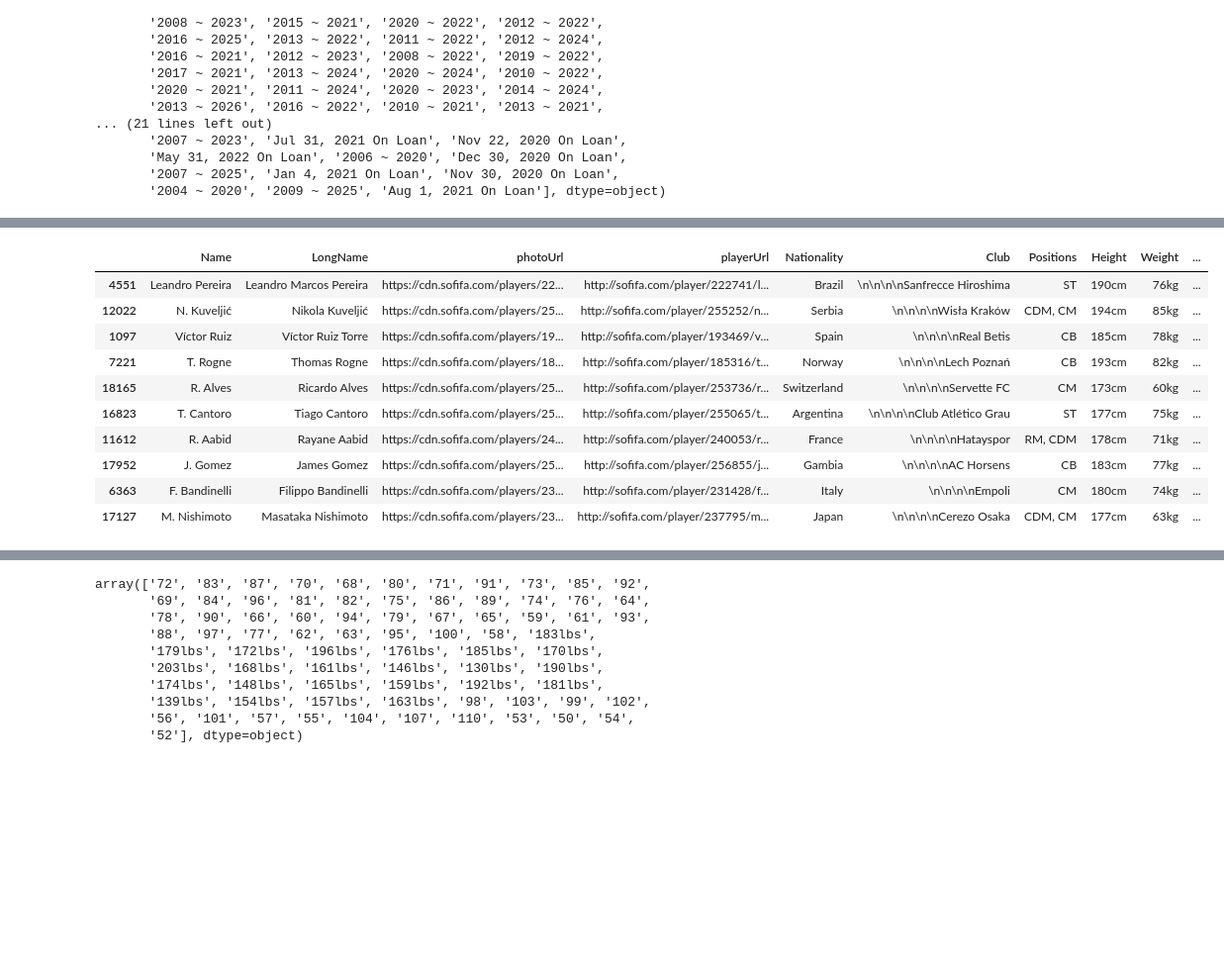
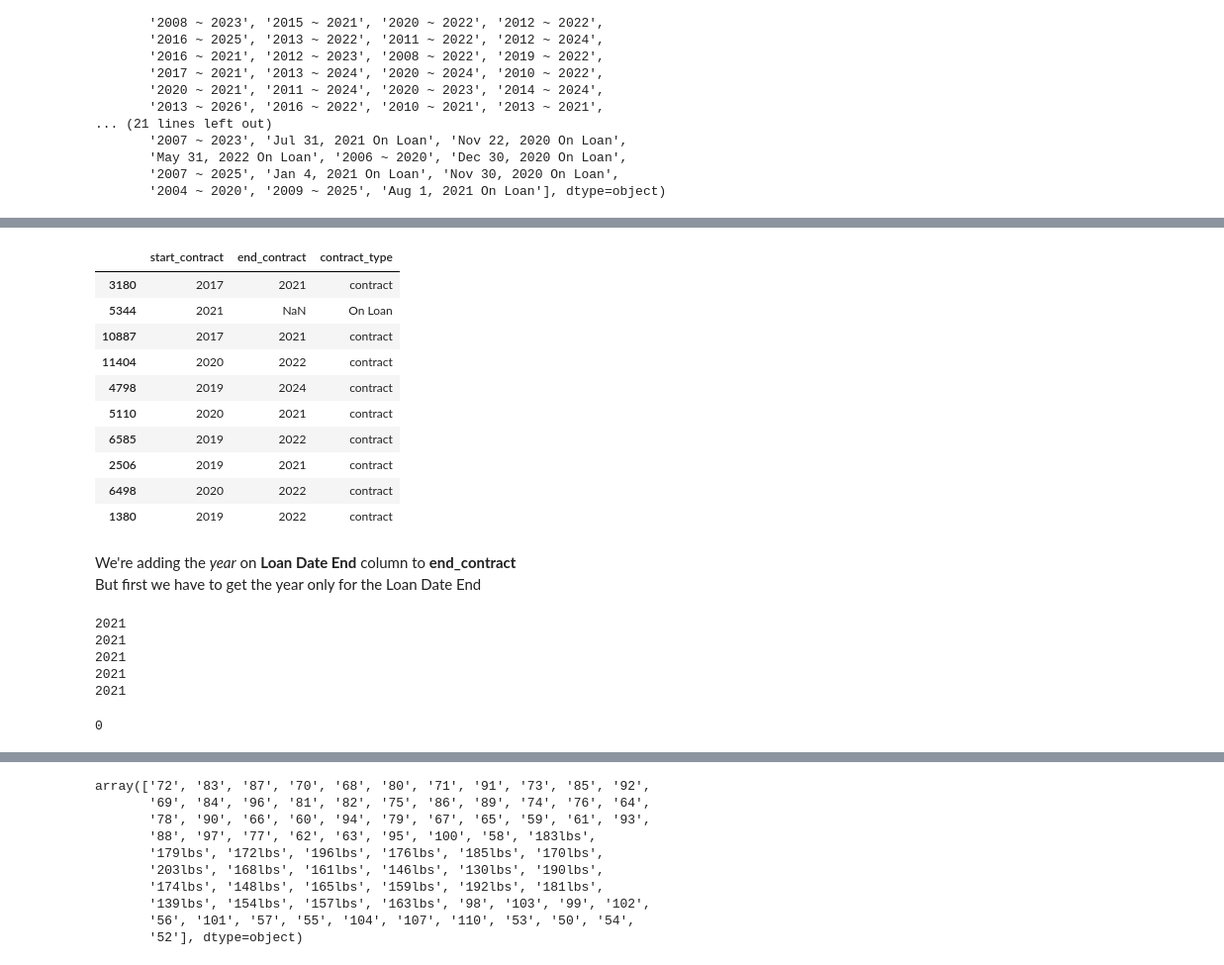
Before and after one commit to samillano-jk/Data_analysis_Projects_scripsts_notebooks, a Jupyter notebook: fifa-data-cleaning.ipynb, the cells around one changed output, grey strips where cells are left out. Shown at 99% size. Saved outputs shown, nothing was run; the diff lists cells and outputs as text; code cells hidden in the pictures; blank space fills up the shorter version.

Commit message:
Kaggle Notebook | Fifa_data_cleaning | Version 21

```diff
--- a/fifa-data-cleaning.ipynb
+++ b/fifa-data-cleaning.ipynb
@@ -24,2 +29,2 @@ pd.set_option("display.max_columns", None)
 # %%
-fifa = pd.read_csv("/kaggle/input/fifa-21-messy-raw-dataset-for-cleaning-exploring/fifa21 raw data v2.csv")
+fifa = pd.read_csv(r"/kaggle/input/fifa-21-messy-raw-dataset-for-cleaning-exploring/fifa21 raw data v2.csv", low_memory=False)
@@ -80,3 +117,6 @@ memory usage: 11.1+ MB
+# %%
+# Fill na values of Loan Date End with 0
+fifa["Loan Date End"] = fifa["Loan Date End"].fillna(0)
 # %%
 # Separating numerical and object data types
 fifa_num = fifa.select_dtypes("number")
@@ -144,14 +184,15 @@ def contract_split(value):
     if "~" in value:
         start, end = value.split(" ~ ")
         c_type = "contract"
-        return start + "," + end + "," + c_type
+        return start + ";" + end + ";" + c_type
     elif "On" in value:
-        new = value[value.find(",")+1:]
-        start, c_type = new.split(" On ")
-        return start + "," + end + "," + c_type
+        index = value.find("O")
+        start = value[index-5:index-1]
+        c_type = value[index-1:]
+        return start + ";" + end + ";" + c_type#start + "," + end + "," + c_type
     else:
         c_type = value
-        return start + "," + end + "," + c_type
+        return start + ";" + end + ";" + c_type
 
 
 
@@ -192,22 +233,54 @@ for i in samples:
 fifa_obj["Contract"] = fifa_obj["Contract"].apply(contract_split)
 # %%
 # Splitting the contract into start, end, and contract_type columns
-fifa_obj[["start_contract", "end_contract", "contract_type"]] = fifa_obj["Contract"].str.split(",", expand=True, n=2)
+fifa_obj[["start_contract", "end_contract", "contract_type"]] = fifa_obj["Contract"].str.split(";", expand=True, n=2)
 # Removing the Contract column
 fifa_obj = fifa_obj.drop("Contract", axis=1)
 # Filling empty strings with Nan values
 fifa_obj.loc[:, ["start_contract", "end_contract", "contract_type"]] = fifa_obj.loc[:, ["start_contract", "end_contract", "contract_type"]].fillna(np.nan)
+# Replacing the empty strings with Nan values before using combine_first function
+fifa_obj["end_contract"] = fifa_obj["end_contract"].replace("", np.nan)
 # %%
-fifa_obj.sample(10)
+fifa_obj[["start_contract", "end_contract", "contract_type"]].sample(10)
 # %% [output]
-|  | Name | LongName | photoUrl | playerUrl | Nationality | Club | Positions | Height | Weight | ... |
-| 4551 | Leandro Pereira | Leandro Marcos Pereira | https://cdn.sofifa.com/players/22... | http://sofifa.com/player/222741/l... | Brazil | \n\n\n\nSanfrecce Hiroshima | ST | 190cm | 76kg | ... |
-| 12022 | N. Kuveljić | Nikola Kuveljić | https://cdn.sofifa.com/players/25... | http://sofifa.com/player/255252/n... | Serbia | \n\n\n\nWisła Kraków | CDM, CM | 194cm | 85kg | ... |
-| 1097 | Víctor Ruiz | Víctor Ruiz Torre | https://cdn.sofifa.com/players/19... | http://sofifa.com/player/193469/v... | Spain | \n\n\n\nReal Betis | CB | 185cm | 78kg | ... |
-| 7221 | T. Rogne | Thomas Rogne | https://cdn.sofifa.com/players/18... | http://sofifa.com/player/185316/t... | Norway | \n\n\n\nLech Poznań | CB | 193cm | 82kg | ... |
-| 18165 | R. Alves | Ricardo Alves | https://cdn.sofifa.com/players/25... | http://sofifa.com/player/253736/r... | Switzerland | \n\n\n\nServette FC | CM | 173cm | 60kg | ... |
-| 16823 | T. Cantoro | Tiago Cantoro | https://cdn.sofifa.com/players/25... | http://sofifa.com/player/255065/t... | Argentina | \n\n\n\nClub Atlético Grau | ST | 177cm | 75kg | ... |
-| 11612 | R. Aabid | Rayane Aabid | https://cdn.sofifa.com/players/24... | http://sofifa.com/player/240053/r... | France | \n\n\n\nHatayspor | RM, CDM | 178cm | 71kg | ... |
-| 17952 | J. Gomez | James Gomez | https://cdn.sofifa.com/players/25... | http://sofifa.com/player/256855/j... | Gambia | \n\n\n\nAC Horsens | CB | 183cm | 77kg | ... |
-| 6363 | F. Bandinelli | Filippo Bandinelli | https://cdn.sofifa.com/players/23... | http://sofifa.com/player/231428/f... | Italy | \n\n\n\nEmpoli | CM | 180cm | 74kg | ... |
-| 17127 | M. Nishimoto | Masataka Nishimoto | https://cdn.sofifa.com/players/23... | http://sofifa.com/player/237795/m... | Japan | \n\n\n\nCerezo Osaka | CDM, CM | 177cm | 63kg | ... |
+|  | start_contract | end_contract | contract_type |
+| 3180 | 2017 | 2021 | contract |
+| 5344 | 2021 | NaN | On Loan |
+| 10887 | 2017 | 2021 | contract |
+| 11404 | 2020 | 2022 | contract |
+| 4798 | 2019 | 2024 | contract |
+| 5110 | 2020 | 2021 | contract |
+| 6585 | 2019 | 2022 | contract |
+| 2506 | 2019 | 2021 | contract |
+| 6498 | 2020 | 2022 | contract |
+| 1380 | 2019 | 2022 | contract |
+# %% [markdown]
+We're adding the *year* on **Loan Date End** column to **end_contract** <br>
+But first we have to get the year only for the Loan Date End
+# %%
+# Function to get the year
+import re
+def year(value):
+    try:
+        if isinstance(value, str):
+            match = re.search(r"\d{4}", value)
+            if match:
+                return match.group()
+        else:
+            return value
+    except Exception as e:
+        print(e)
+
+
+# Test the function
+dates = ["Jun 30, 2021", "Jun 30, 2021", "Jun 30, 2021", "Jun 30, 2021", "Jun 30, 2021"]
+
+for date in dates:
+    years = year(date)
+    print(years)
+# %% [output]
+2021
+2021
+2021
+2021
+2021
@@ -213,0 +290,4 @@ fifa_obj.sample(10)
+# %%
+fifa_obj[fifa_obj["end_contract"]==""]['end_contract'].count()
+# %% [output]
+0
```
Also changed, not shown: parts of 23 cells of this notebook.
